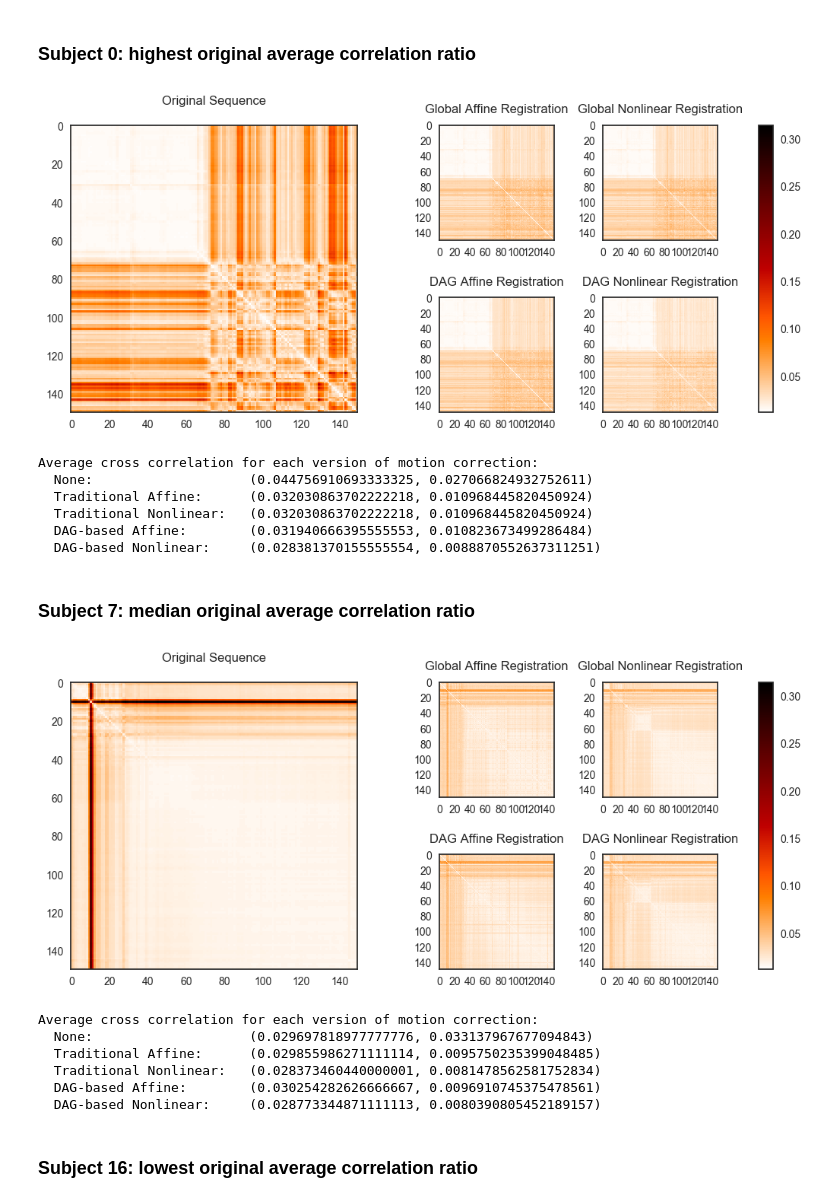
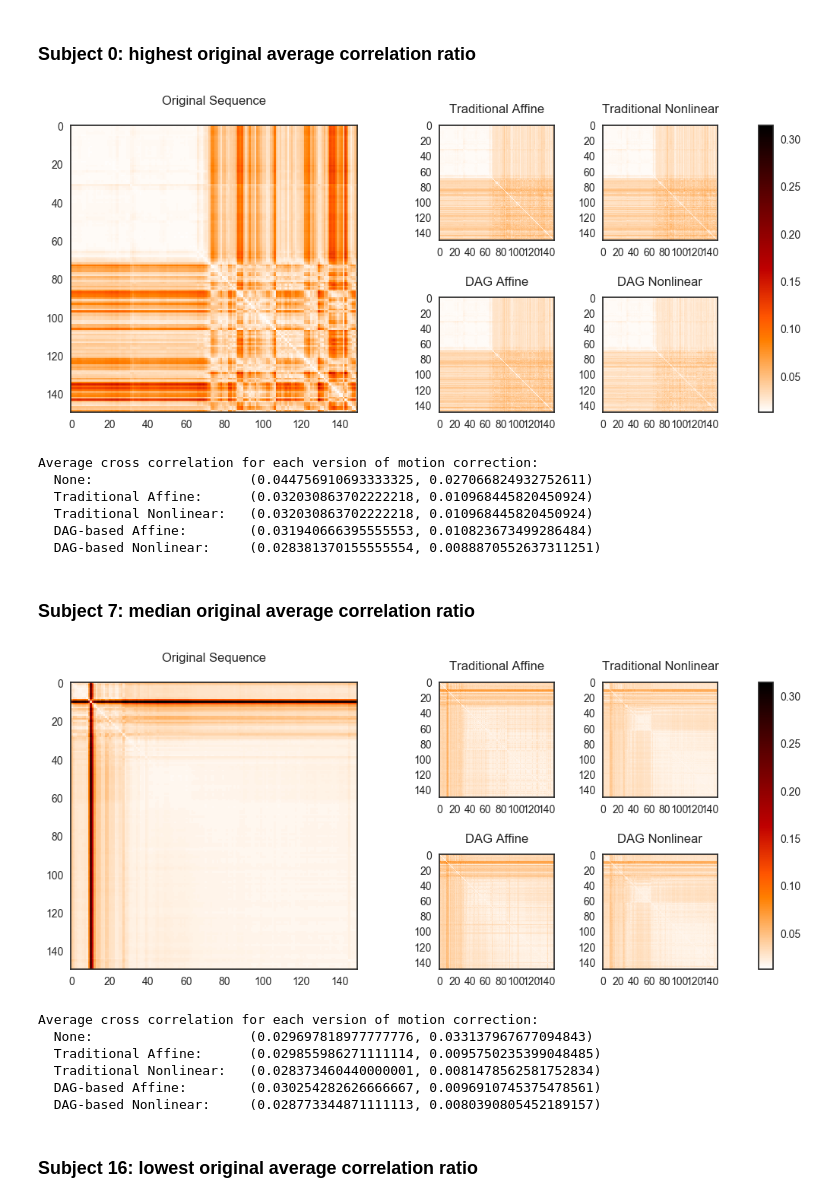
Before and after one commit to jmschabdach/markov-movement-correction, a Jupyter notebook: figureGeneration.ipynb, the cells around one changed output. Saved outputs shown, nothing was run; the diff lists cells and outputs as text; code cells hidden in the pictures.

```diff
--- a/figureGeneration.ipynb
+++ b/figureGeneration.ipynb
@@ -903,27 +1068,27 @@ Put both the affine/nonlinear correlation ratio matrices and the original correl
 # %%
 # testing the plot 5 correlation matrices function
 # Subject 0
 subjID = 0
 saveFn = "figures/correlMatrix-subj00-All.png"
 cmap = plotCorrelationMatrices5GivenCMapRange(origMatricesLinearSorted[subjID],
                          firstMatricesLinearSorted[subjID],
                          firstMatricesNonlinearSorted[subjID],
                          dagMatricesLinearSorted[subjID],
                          dagMatricesNonlinearSorted[subjID],
                          minVal, maxVal,
-                         title1="Original Sequence", title2="Global Affine Registration",
-                         title3="Global Nonlinear Registration", title4="DAG Affine Registration",
-                         title5="DAG Nonlinear Registration",
+                         title1="Original Sequence", title2="Traditional Affine",
+                         title3="Traditional Nonlinear", title4="DAG Affine",
+                         title5="DAG Nonlinear",
                          outFn=saveFn)
 
 print("Average cross correlation for each version of motion correction:")
 print("  None:                   ", calculateCorrelationRatioStats(origMatricesLinearSorted[subjID]))
 print("  Traditional Affine:     ", calculateCorrelationRatioStats(firstMatricesLinearSorted[subjID]))
 print("  Traditional Nonlinear:  ", calculateCorrelationRatioStats(firstMatricesNonlinearSorted[subjID]))
 print("  DAG-based Affine:       ", calculateCorrelationRatioStats(dagMatricesLinearSorted[subjID]))
 print("  DAG-based Nonlinear:    ", calculateCorrelationRatioStats(dagMatricesNonlinearSorted[subjID]))
 # %% [output]
-[figure, old version]
+[figure, new version]
 Average cross correlation for each version of motion correction:
   None:                    (0.044756910693333325, 0.027066824932752611)
   Traditional Affine:      (0.032030863702222218, 0.010968445820450924)
@@ -942,9 +1107,9 @@ cmap = plotCorrelationMatrices5GivenCMapRange(origMatricesLinearSorted[subjID],
                          dagMatricesLinearSorted[subjID],
                          dagMatricesNonlinearSorted[subjID],
                          minVal, maxVal,
-                         title1="Original Sequence", title2="Global Affine Registration",
-                         title3="Global Nonlinear Registration", title4="DAG Affine Registration",
-                         title5="DAG Nonlinear Registration",
+                         title1="Original Sequence", title2="Traditional Affine",
+                         title3="Traditional Nonlinear", title4="DAG Affine",
+                         title5="DAG Nonlinear",
                          outFn=saveFn)
 
 print("Average cross correlation for each version of motion correction:")
@@ -954,7 +1119,7 @@ print("  Traditional Nonlinear:  ", calculateCorrelationRatioStats(firstMatrices
 print("  DAG-based Affine:       ", calculateCorrelationRatioStats(dagMatricesLinearSorted[subjID]))
 print("  DAG-based Nonlinear:    ", calculateCorrelationRatioStats(dagMatricesNonlinearSorted[subjID]))
 # %% [output]
-[figure, old version]
+[figure, new version]
 Average cross correlation for each version of motion correction:
   None:                    (0.029697818977777776, 0.033137967677094843)
   Traditional Affine:      (0.029855986271111114, 0.0095750235399048485)
```
Also changed, not shown: parts of 27 cells of this notebook, 4 other files.
